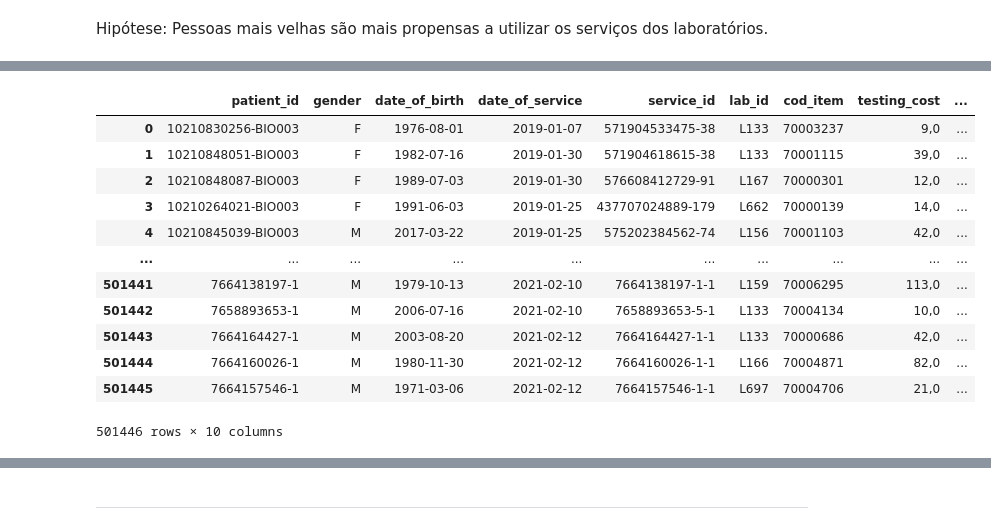
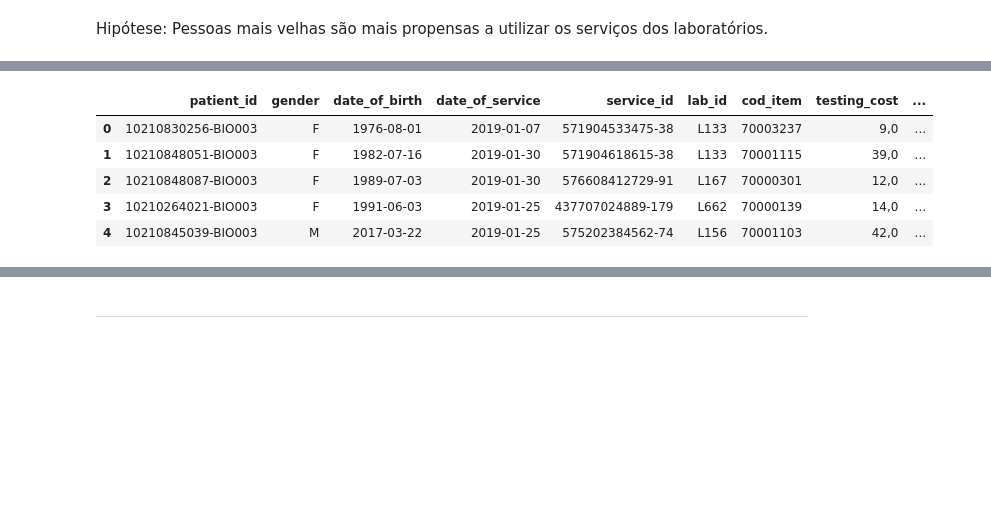
Before and after one commit to Davi-Tolen/ProjetoElo, a Jupyter notebook: Case Elo.ipynb, the cells around one changed output, grey strips where cells are left out. Saved outputs shown, nothing was run; the diff lists cells and outputs as text; code cells hidden in the pictures; blank space fills up the shorter version.

```diff
--- a/Case Elo.ipynb
+++ b/Case Elo.ipynb
@@ -269,19 +301,12 @@ pacientes_unicos_transactional_data
 # %%
 pacientes_unicos_transactional_data['year'] = pd.DatetimeIndex(pacientes_unicos_transactional_data['date_of_birth']).year
 pacientes_unicos_transactional_data['idade'] = (2022 - pacientes_unicos_transactional_data['year'])
-pacientes_unicos_transactional_data
+pacientes_unicos_transactional_data.head()
 # %% [output]
 |  | patient_id | gender | date_of_birth | date_of_service | service_id | lab_id | cod_item | testing_cost | ... |
 | 0 | 10210830256-BIO003 | F | 1976-08-01 | 2019-01-07 | 571904533475-38 | L133 | 70003237 | 9,0 | ... |
 | 1 | 10210848051-BIO003 | F | 1982-07-16 | 2019-01-30 | 571904618615-38 | L133 | 70001115 | 39,0 | ... |
 | 2 | 10210848087-BIO003 | F | 1989-07-03 | 2019-01-30 | 576608412729-91 | L167 | 70000301 | 12,0 | ... |
 | 3 | 10210264021-BIO003 | F | 1991-06-03 | 2019-01-25 | 437707024889-179 | L662 | 70000139 | 14,0 | ... |
 | 4 | 10210845039-BIO003 | M | 2017-03-22 | 2019-01-25 | 575202384562-74 | L156 | 70001103 | 42,0 | ... |
-| ... | ... | ... | ... | ... | ... | ... | ... | ... | ... |
-| 501441 | 7664138197-1 | M | 1979-10-13 | 2021-02-10 | 7664138197-1-1 | L159 | 70006295 | 113,0 | ... |
-| 501442 | 7658893653-1 | M | 2006-07-16 | 2021-02-10 | 7658893653-5-1 | L133 | 70004134 | 10,0 | ... |
-| 501443 | 7664164427-1 | M | 2003-08-20 | 2021-02-12 | 7664164427-1-1 | L133 | 70000686 | 42,0 | ... |
-| 501444 | 7664160026-1 | M | 1980-11-30 | 2021-02-12 | 7664160026-1-1 | L166 | 70004871 | 82,0 | ... |
-| 501445 | 7664157546-1 | M | 1971-03-06 | 2021-02-12 | 7664157546-1-1 | L697 | 70004706 | 21,0 | ... |
-501446 rows × 10 columns
 # %%
```
Also changed, not shown: parts of 65 cells of this notebook.
